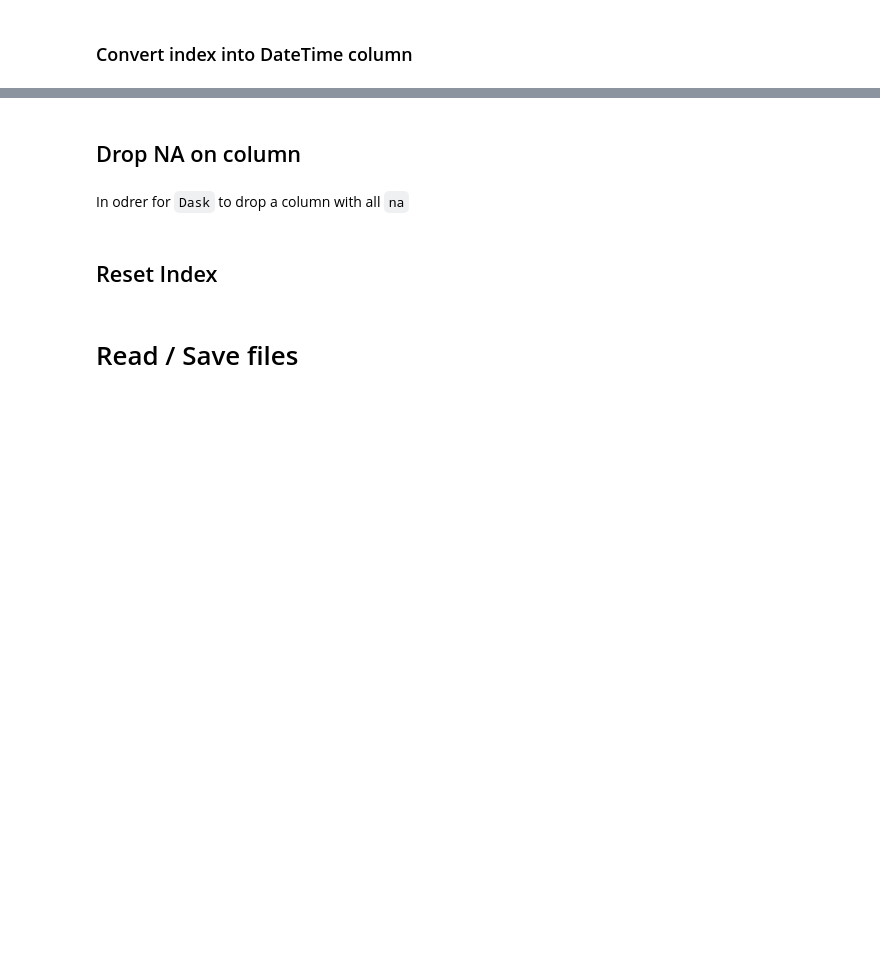
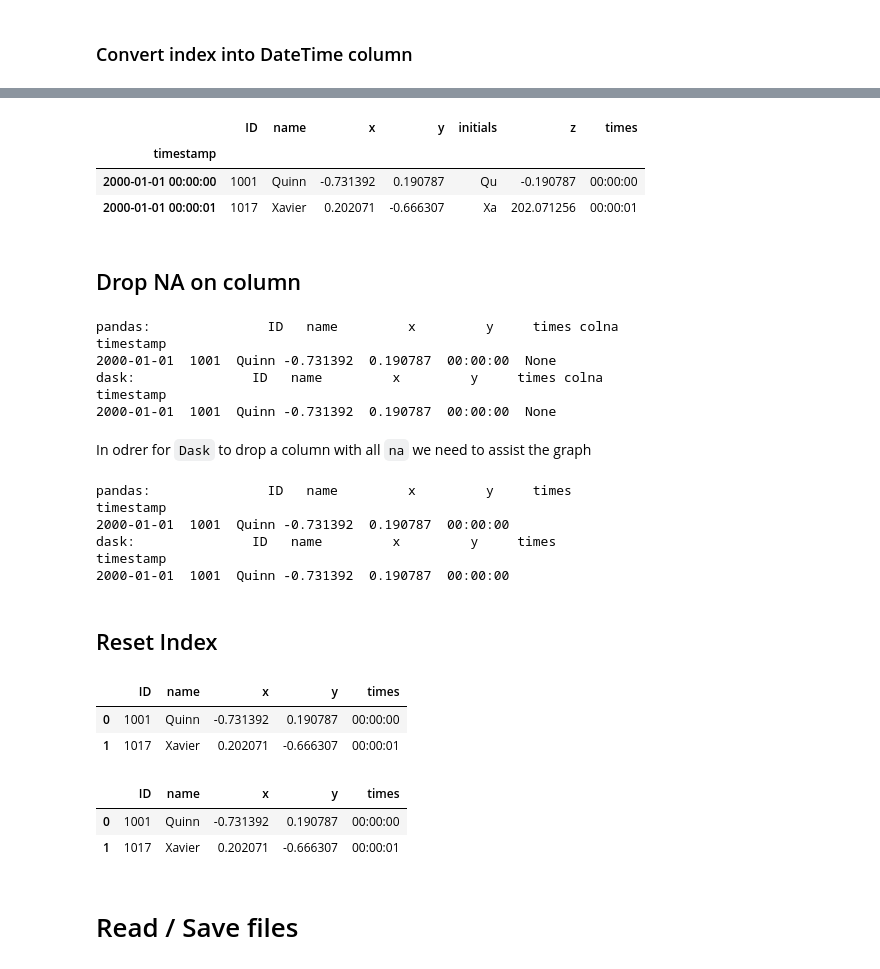
Before and after one commit to sephib/dask_pyconil2019, a Jupyter notebook: dask_for_pandas-in_ETL.ipynb, the cells around one changed output, grey strips where cells are left out. Cells and saved outputs as stored; diff of their text form; code cells hidden in the pictures; blank space fills up the shorter version.

```diff
--- a/dask_for_pandas-in_ETL.ipynb
+++ b/dask_for_pandas-in_ETL.ipynb
@@ -332,6 +374,7 @@ ddf.head(2)
 # %%
 def func(row, col1, col2):
-    if (row[col1]> 0):
-        return row[col1] * 1000
-    else:
-        return row[col2] * -1
+    if (row[col1]> 0):  return row[col1] * 1000
+    else:        return row[col2] * -1
+ddf['z'] = ddf.apply(func, args=('x', 'y'), axis=1
+                     , meta=('z', 'float'))
+ddf.head(2)
@@ -338,7 +386,3 @@ def func(row, col1, col2):
-# %%
-# ddf['z'] = ddf.apply(func, args=('coor_x', 'coor_y'), axis=1, meta=('z', 'float'))
-ddf['z'] = ddf.apply(func,args=('x', 'y'), axis=1, meta=('z', 'float'))
-ddf.head()
 # %% [markdown]
 ### Map partitions
 * We can supply an ad-hoc function to run on each partition using the [map_partitions](https://dask.readthedocs.io/en/latest/dataframe-api.html#dask.dataframe.DataFrame.map_partitions) method.
@@ -372,5 +429,12 @@ pdf.head(2)
 # %%
-# ddf = ddf.assign(Time= dask.dataframe.to_datetime(ddf.index, format='%Y-%m-%d'). )
-ddf = ddf.assign(times= dd.to_datetime(ddf.index).dt.time
-                , dates = dd.to_datetime(ddf.index).dt.date)
+# ddf.assign(times= dd.to_datetime(ddf.index).dt.time)
+# Dask or Pandas
+ddf = ddf.assign(times=ddf.index.astype('M8[ns]'))
+ddf['times'] = ddf['times'].dt.time
+ddf =client.persist(ddf)
 ddf.head(2)
+# %% [output]
+|  | ID | name | x | y | initials | z | times |
+| timestamp |  |  |  |  |  |  |  |
+| 2000-01-01 00:00:00 | 1001 | Quinn | -0.731392 | 0.190787 | Qu | -0.190787 | 00:00:00 |
+| 2000-01-01 00:00:01 | 1017 | Xavier | 0.202071 | -0.666307 | Xa | 202.071256 | 00:00:01 |
@@ -385,29 +446,50 @@ ddf.head()
 # %%
-# Pandas
 pdf = pdf.assign(colna = None)
-print(pdf.head(2))
-pdf = pdf.dropna(axis=1, how='all')
-print(pdf.head(2))
+print(f'pandas: {pdf.head(1)}')
+ddf = ddf.assign(colna = None)
+print(f'dask: {ddf.head(1)}')
+# %% [output]
+pandas:               ID   name         x         y     times colna
+timestamp
+2000-01-01  1001  Quinn -0.731392  0.190787  00:00:00  None
+dask:               ID   name         x         y     times colna
+timestamp
+2000-01-01  1001  Quinn -0.731392  0.190787  00:00:00  None
 # %% [markdown]
-In odrer for `Dask` to drop a column with all `na`
+In odrer for `Dask` to drop a column with all `na` we need to assist the graph
 # %%
-# Dask
-ddf = ddf.assign(colna = None)
+pdf = pdf.dropna(axis=1, how='all')
+print(f'pandas: {pdf.head(1)}')
 # check if all values in column are Null - expensive
-if ddf.colna.isnull().all().compute() == True:
+if ddf.colna.isnull().all() == True:
     ddf = ddf.drop(labels=['colna'],axis=1)
-print(ddf.head(2))
+print(f'dask: {ddf.compute().head(1)}')
+# %% [output]
+pandas:               ID   name         x         y     times
+timestamp
+2000-01-01  1001  Quinn -0.731392  0.190787  00:00:00
+dask:               ID   name         x         y     times
+timestamp
+2000-01-01  1001  Quinn -0.731392  0.190787  00:00:00
 # %% [markdown]
 ##  Reset Index
 # %%
 # Pandas
 pdf = pdf.reset_index(drop=True)
-pdf.head(2)
+pdf.head(1)
+# %% [output]
+|  | ID | name | x | y | times |
+| 0 | 1001 | Quinn | -0.731392 | 0.190787 | 00:00:00 |
+| 1 | 1017 | Xavier | 0.202071 | -0.666307 | 00:00:01 |
 # %%
 # Dask
 ddf = ddf.reset_index()
 ddf = ddf.drop(labels=['timestamp'], axis=1 )
-ddf.head(2)
+ddf.head(1)
+# %% [output]
+|  | ID | name | x | y | times |
+| 0 | 1001 | Quinn | -0.731392 | 0.190787 | 00:00:00 |
+| 1 | 1017 | Xavier | 0.202071 | -0.666307 | 00:00:01 |
 # %% [markdown]
 # Read / Save files
 # %% [markdown]
```
Also changed, not shown: parts of 60 cells of this notebook.
